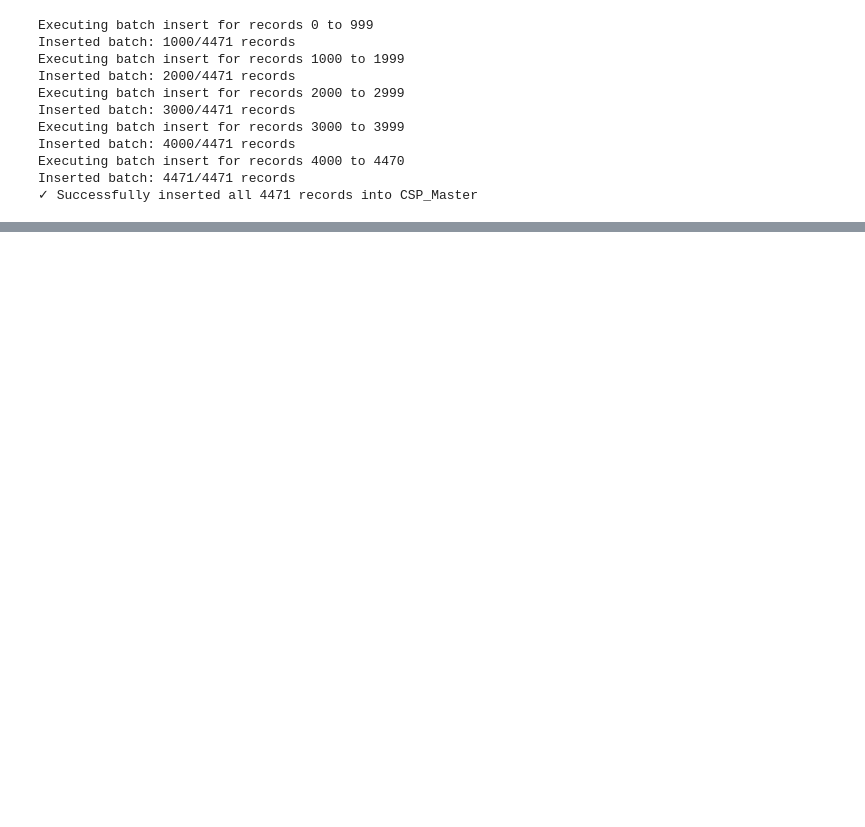
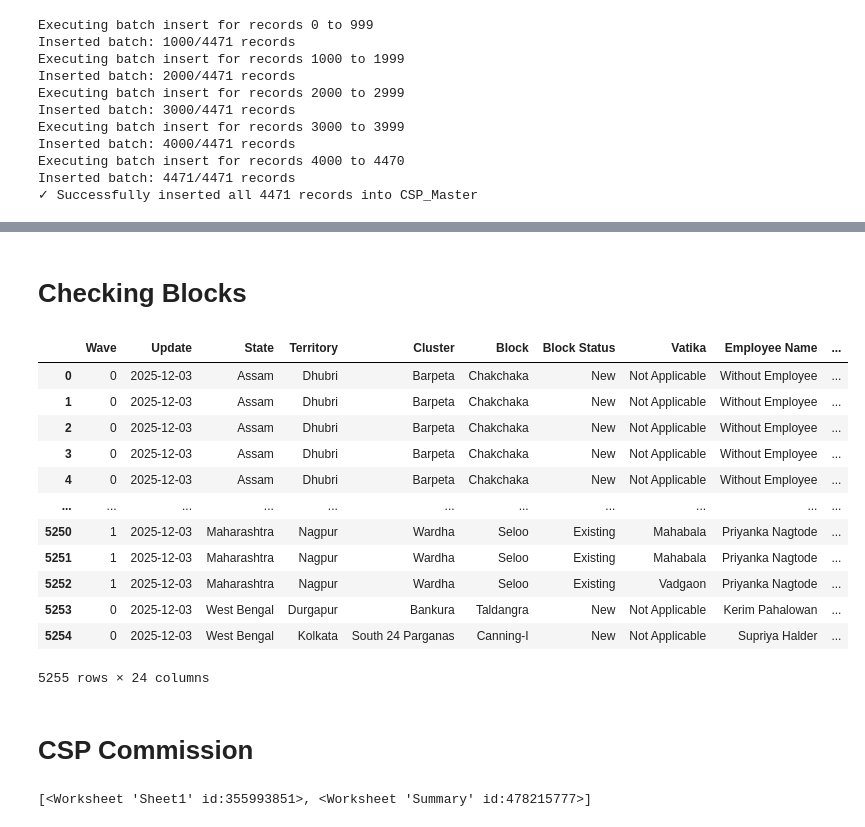
Before and after one commit to Omhanda/Local_Pipelines, a Jupyter notebook: ETL_Pipeline_for_google_doc.ipynb, the cells around one changed output, grey strips where cells are left out. Drawn from its saved outputs; the diff is of its cells as text; code cells hidden in the pictures; blank space fills up the shorter version.

Commit message:
Added CSP Commission Pipeline

```diff
--- a/ETL_Pipeline_for_google_doc.ipynb
+++ b/ETL_Pipeline_for_google_doc.ipynb
@@ -423,0 +523,30 @@ conn.close()
+# %%
+
+prod_server = os.environ.get("DB2_HOST")
+prod_user = os.environ.get("DB2_USER")
+prod_pass = os.environ.get("DB2_PASS")
+prod_db = os.environ.get("DB2_NAME")
+
+conn_prod = pyodbc.connect(
+            f"Driver={{ODBC Driver 17 for SQL Server}};"
+            f"Server={prod_server};"
+            f"Database={prod_db};"
+            f"UID={prod_user};"
+            f"PWD={prod_pass};"
+        )
+prod_cursor = conn_prod.cursor()
+prod_cursor.fast_executemany = True
+# %%
+prod_cursor.execute('''
+SELECT bl.block_code , bl.block_name , d.district_code , d.district_name ,
+tr.territory_name, st.state_code, st.state_name
+FROM [Drishtee_stats_new2024].[dbo].[tbl_block_master] bl
+LEFT JOIN [Drishtee_stats_new2024].[dbo].[tbl_district_master] d ON d.district_code = bl.district_code
+LEFT JOIN [Drishtee_stats_new2024].[dbo].tbl_territory_master tr ON d.territory_code = tr.territory_code
+LEFT JOIN [Drishtee_stats_new2024].[dbo].[tbl_state_master] st ON st.state_code = d.state_code
+                    ''')
+
+rows_tuple = [tuple(i) for i in prod_cursor.fetchall()]
+column = [column[0] for column in prod_cursor.description]
+block_df = pd.DataFrame(rows_tuple, columns=column)
+block_df
@@ -423,0 +567,2 @@ conn.close()
+# %% [markdown]
+# Checking Blocks
@@ -423,0 +571,20 @@ conn.close()
+# %%
+final_df = pd.merge(wave_sheet_df ,
+    block_df, left_on=['State', 'Cluster', 'Block'], right_on=['state_name', 'district_name', 'block_name'], how='left'
+)
+
+final_df
+# %% [output]
+|  | Wave | Update | State | Territory | Cluster | Block | Block Status | Vatika | Employee Name | ... |
+| 0 | 0 | 2025-12-03 | Assam | Dhubri | Barpeta | Chakchaka | New | Not Applicable | Without Employee | ... |
+| 1 | 0 | 2025-12-03 | Assam | Dhubri | Barpeta | Chakchaka | New | Not Applicable | Without Employee | ... |
+| 2 | 0 | 2025-12-03 | Assam | Dhubri | Barpeta | Chakchaka | New | Not Applicable | Without Employee | ... |
+| 3 | 0 | 2025-12-03 | Assam | Dhubri | Barpeta | Chakchaka | New | Not Applicable | Without Employee | ... |
+| 4 | 0 | 2025-12-03 | Assam | Dhubri | Barpeta | Chakchaka | New | Not Applicable | Without Employee | ... |
+| ... | ... | ... | ... | ... | ... | ... | ... | ... | ... | ... |
+| 5250 | 1 | 2025-12-03 | Maharashtra | Nagpur | Wardha | Seloo | Existing | Mahabala | Priyanka Nagtode | ... |
+| 5251 | 1 | 2025-12-03 | Maharashtra | Nagpur | Wardha | Seloo | Existing | Mahabala | Priyanka Nagtode | ... |
+| 5252 | 1 | 2025-12-03 | Maharashtra | Nagpur | Wardha | Seloo | Existing | Vadgaon | Priyanka Nagtode | ... |
+| 5253 | 0 | 2025-12-03 | West Bengal | Durgapur | Bankura | Taldangra | New | Not Applicable | Kerim Pahalowan | ... |
+| 5254 | 0 | 2025-12-03 | West Bengal | Kolkata | South 24 Parganas | Canning-I | New | Not Applicable | Supriya Halder | ... |
+5255 rows × 24 columns
@@ -423,0 +593,8 @@ conn.close()
+# %% [markdown]
+# CSP Commission
+# %%
+csp_comm_sheet = gc.open_by_url('https://docs.google.com/spreadsheets/d/1r7u4fBEp5gU-4wtcQayBGQynJ4onWA76mM62eQA-7Rc/edit?usp=sharing')
+
+csp_comm_sheet.worksheets()
+# %% [output]
+[<Worksheet 'Sheet1' id:355993851>, <Worksheet 'Summary' id:478215777>]
```
Also changed, not shown: parts of 47 cells of this notebook, 6 other files.
